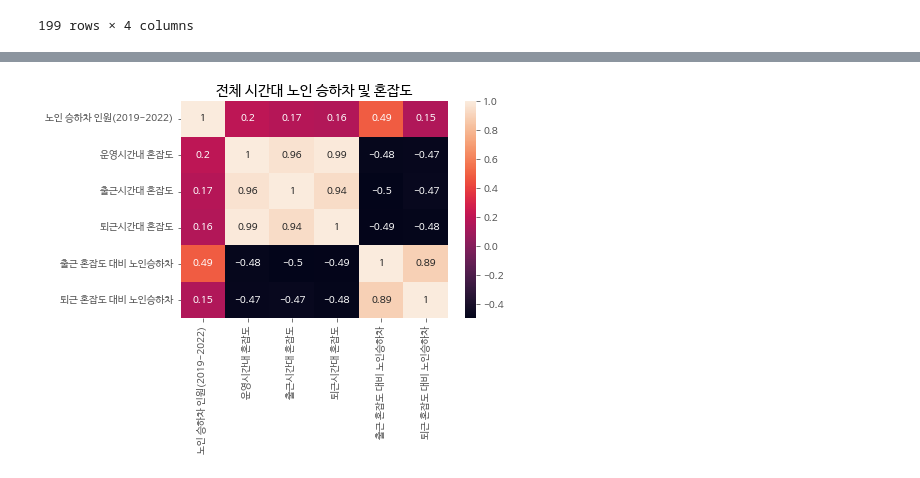
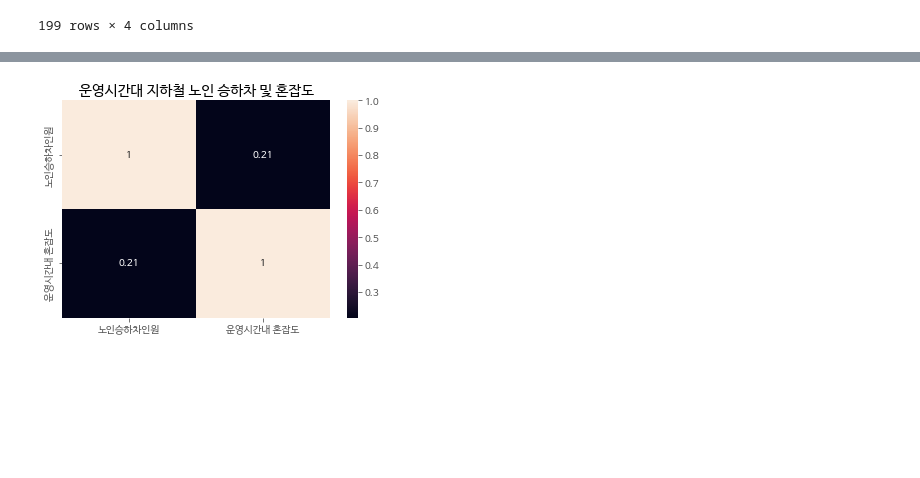
Before and after one commit to HyunJW/Subway_Analystic, a Jupyter notebook: 역사건축정보+노인승하차+혼잡도분석_(주제1,3).ipynb, the cells around one changed output, grey strips where cells are left out. Drawn from its saved outputs; the diff is of its cells as text; code cells hidden in the pictures; blank space fills up the shorter version.

```diff
--- a/역사건축정보+노인승하차+혼잡도분석_(주제1,3).ipynb
+++ b/역사건축정보+노인승하차+혼잡도분석_(주제1,3).ipynb
@@ -871,0 +805,4 @@ finalcrr
+# %%
+finalcrr=pd.merge(no_twe, finalcrr, how="left", left_on="역명", right_on="역명")
+finalcrr.dropna(inplace=True)
+finalcrr.columns=["역명","퇴근시간대 노인승하차인원","출근시간대 노인승하차인원","노인승하차인원","운영시간내 혼잡도","출근시간대 혼잡도", "퇴근시간대 혼잡도"]
@@ -872,8 +825,8 @@ finalcrr
 # %%
 #출근 혼잡도 대비 노인승하차, 퇴근 혼잡도 대비 노인승하차 구하기
 finalcrrhonjapdo=finalcrr
-finalcrrhonjapdo["출근 혼잡도 대비 노인승하차"]=(finalcrrhonjapdo["노인 승하차 인원(2019-2022)"]/finalcrrhonjapdo["출근시간대 혼잡도"]/1000).round(1)
-finalcrrhonjapdo["퇴근 혼잡도 대비 노인승하차"]=(finalcrrhonjapdo["노인 승하차 인원(2019-2022)"]/finalcrrhonjapdo["퇴근시간대 혼잡도"]/1000).round(1)
+finalcrrhonjapdo["출근 혼잡도 대비 노인승하차"]=(finalcrrhonjapdo["출근시간대 노인승하차인원"]/finalcrrhonjapdo["출근시간대 혼잡도"]/1000).round(1)
+finalcrrhonjapdo["퇴근 혼잡도 대비 노인승하차"]=(finalcrrhonjapdo["퇴근시간대 노인승하차인원"]/finalcrrhonjapdo["퇴근시간대 혼잡도"]/1000).round(1)
 # %%
 #운영시간내 혼잡도 상위 25%의 혼잡도 임계치
 finalcrrhonjapdo["운영시간내 혼잡도"].quantile(q=0.75)
@@ -943,0 +913,2 @@ plt.xticks(rotation=90, fontsize=7.5)
+# %%
+cor_general=finalcrrhonjapdo[["역명","노인승하차인원","운영시간내 혼잡도"]]
@@ -944,5 +919,5 @@ plt.xticks(rotation=90, fontsize=7.5)
 # %%
 #노인승하차인원, 운영시간내혼잡도, 출근시간대혼잡도, 퇴근시간대혼잡도, 출근혼잡도대비 노인승차라, 퇴근혼잡도대비 노인승하차 상관관계
-corr_matrix2=finalcrrhonjapdo.corr()
+corr_matrix2=cor_general.corr()
 corr_matrix2
 # %% [output]
@@ -956,10 +927,10 @@ corr_matrix2
 # %%
 #노인승하차인원, 운영시간내혼잡도, 출근시간대혼잡도, 퇴근시간대혼잡도, 출근혼잡도대비 노인승차라, 퇴근혼잡도대비 노인승하차 상관관계 시각화 (전체시간대)
 import seaborn as sns
 import matplotlib.pyplot as plt
-plt.title('전체 시간대 노인 승하차 및 혼잡도')
+plt.title('운영시간대 지하철 노인 승하차 및 혼잡도')
 sns.heatmap(corr_matrix2, annot=True)
 plt.show()
 # %% [output]
-[figure, old version]
+[figure, new version]
 # %%
```
Also changed, not shown: parts of 77 cells of this notebook.
